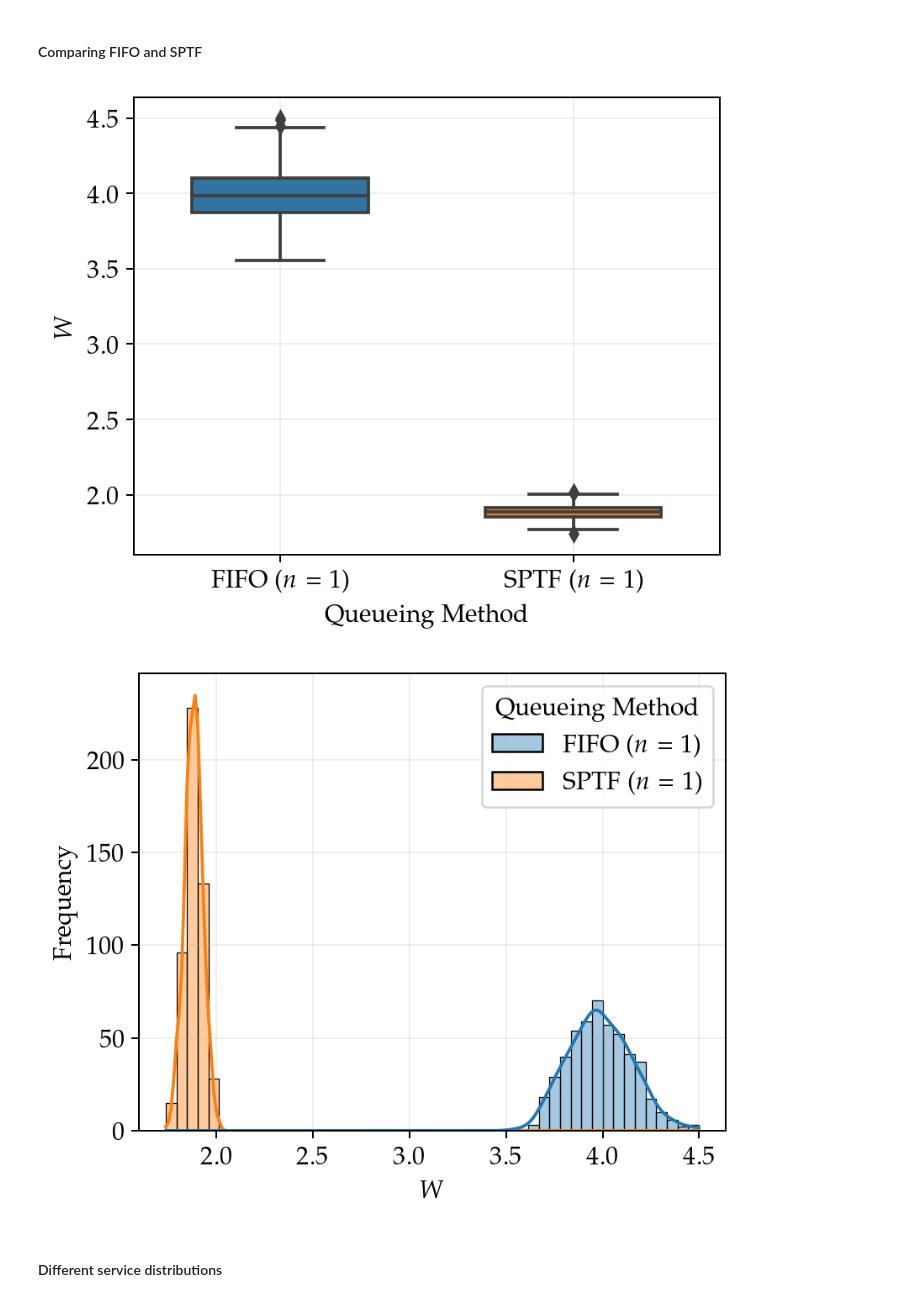
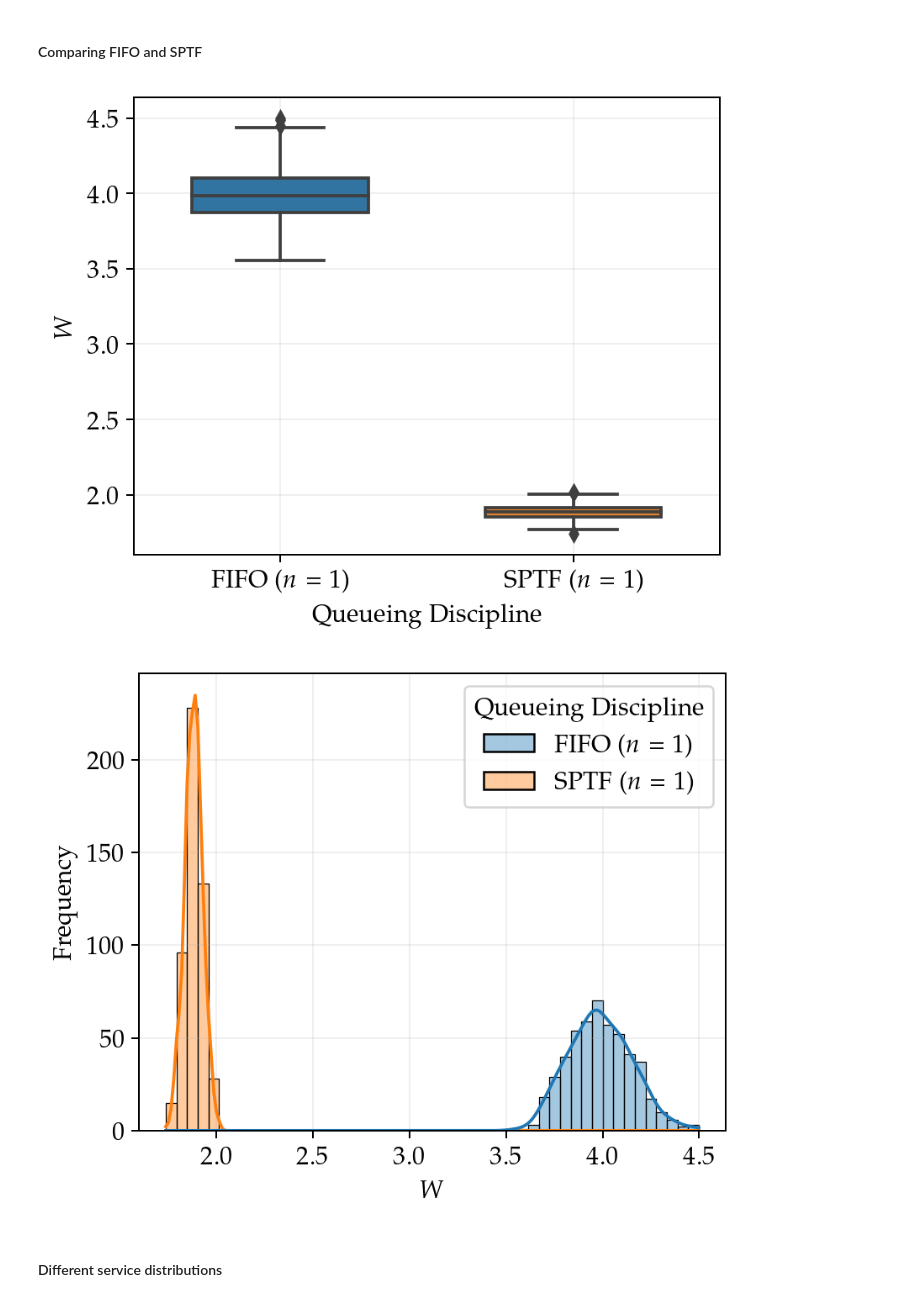
Before and after one commit to Maloup/Stochastic_assignment_2, a Jupyter notebook: Result_visualization.ipynb, the cells around one changed output. Saved outputs shown, nothing was run; the diff lists cells and outputs as text; code cells hidden in the pictures.

Commit message:
Let's call it Queueing Discipline, shall we?

```diff
--- a/Result_visualization.ipynb
+++ b/Result_visualization.ipynb
@@ -370,29 +370,29 @@ data_fifo = np.array([np.repeat("FIFO ($n = 1$)", len(values_fifo)), values_fifo
 data_sptf = np.array([np.repeat("SPTF ($n = 1$)", len(values_sptf)), values_sptf])
 data_fifo_sptf = np.concatenate([data_fifo, data_sptf], axis = 1)
 
-df_fifo_sptf = pd.DataFrame(data_fifo_sptf.T, columns = ["Queueing Method", "W"])
+df_fifo_sptf = pd.DataFrame(data_fifo_sptf.T, columns = ["Queueing Discipline", "W"])
 df_fifo_sptf = df_fifo_sptf.astype({"W": float})
-ax = sns.boxplot(x="Queueing Method", y="W",  data=df_fifo_sptf, width = 0.6, zorder=3)
+ax = sns.boxplot(x="Queueing Discipline", y="W",  data=df_fifo_sptf, width = 0.6, zorder=3)
 ax.set_axisbelow(True)
 plt.grid(alpha = 0.2, zorder=0)
 #plt.title(f"rho = {rho}")
 #plt.yscale("log")
 plt.ylabel("$W$")
-plt.xlabel("Queueing Method")
+plt.xlabel("Queueing Discipline")
 plt.savefig("figures/fifo_vs_sptf_boxplot.pdf", bbox_inches="tight")
 plt.show()
 # %% [output]
-[figure, old version]
+[figure, new version]
 # %%
 plt.figure(figsize = (5, 4))
-sns.histplot(data = df_fifo_sptf, hue="Queueing Method", x="W", alpha=0.4, kde = True, bins=50)
+sns.histplot(data = df_fifo_sptf, hue="Queueing Discipline", x="W", alpha=0.4, kde = True, bins=50)
 plt.grid(alpha=0.2)
 plt.xlabel("$W$")
 plt.ylabel("Frequency")
 plt.savefig("figures/fifo_vs_sptf_dist.pdf", bbox_inches="tight")
 plt.show()
 # %% [output]
-[figure, old version]
+[figure, new version]
 # %% [markdown]
 #### Different service distributions
 # %%
```
Also changed, not shown: 2 other files.
